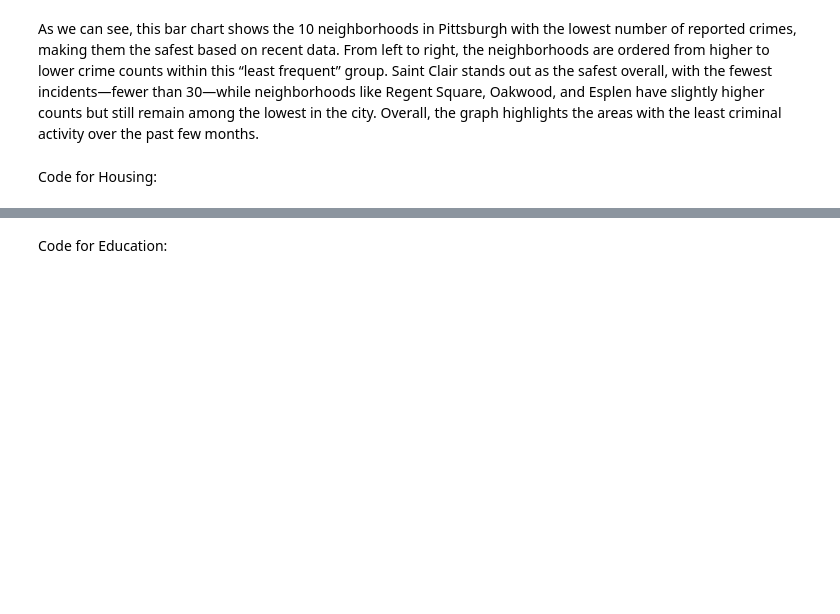
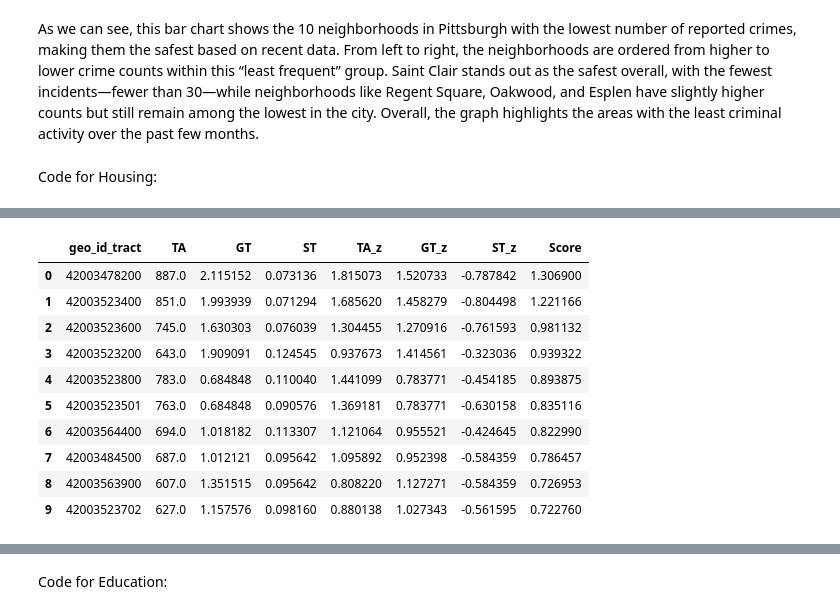
Before and after one commit to vkpurini/Best-Neighborhood-in-Pittsburgh-, a Jupyter notebook: Final-Notebook.ipynb, the cells around one changed output, grey strips where cells are left out. Drawn from its saved outputs; the diff is of its cells as text; code cells hidden in the pictures; blank space fills up the shorter version.

```diff
--- a/Final-Notebook.ipynb
+++ b/Final-Notebook.ipynb
@@ -54,3 +35,16 @@ chip['Neighborhood'].value_counts().idxmin()
 As we can see, this bar chart shows the 10 neighborhoods in Pittsburgh with the lowest number of reported crimes, making them the safest based on recent data. From left to right, the neighborhoods are ordered from higher to lower crime counts within this “least frequent” group. Saint Clair stands out as the safest overall, with the fewest incidents—fewer than 30—while neighborhoods like Regent Square, Oakwood, and Esplen have slightly higher counts but still remain among the lowest in the city. Overall, the graph highlights the areas with the least criminal activity over the past few months.
 # %% [markdown]
 Code for Housing:
+# %%
+import pandas as pd
+import numpy as np
+
+# Load the CSV file
+df = pd.read_csv("tractnumsales.csv")
+
+# Extract year columns
+years = [c for c in df.columns if c.isdigit()]
+df[years] = df[years].apply(pd.to_numeric, errors='coerce').fillna(0).astype(int)
+
+print("Shape:", df.shape)
+df.head()
@@ -56,0 +59,43 @@ Code for Housing:
+# %%
+def slope_via_ols(x, y):
+    x = np.asarray(x, dtype=float)
+    y = np.asarray(y, dtype=float)
+    x_mean, y_mean = x.mean(), y.mean()
+    denom = ((x - x_mean)**2).sum()
+    if denom == 0:
+        return 0.0
+    return ((x - x_mean) * (y - y_mean)).sum() / denom
+
+X = np.array([int(y) for y in years], dtype=float)
+
+metrics = []
+for _, row in df.iterrows():
+    y = row[years].values.astype(float)
+    ta = np.nansum(y)
+    gt = slope_via_ols(X, y)
+    sigma = np.nanstd(y, ddof=0)
+    st = 1 / (1 + sigma)
+    metrics.append((row["geo_id_tract"], ta, gt, st))
+
+m = pd.DataFrame(metrics, columns=["geo_id_tract", "TA", "GT", "ST"])
+
+# Z-scores
+for col in ["TA", "GT", "ST"]:
+    m[col + "_z"] = (m[col] - m[col].mean()) / m[col].std(ddof=0)
+
+# Weighted score
+m["Score"] = 0.45*m["TA_z"] + 0.40*m["GT_z"] + 0.15*m["ST_z"]
+ranking = m.sort_values("Score", ascending=False).reset_index(drop=True)
+ranking.head(10)
+# %% [output]
+|  | geo_id_tract | TA | GT | ST | TA_z | GT_z | ST_z | Score |
+| 0 | 42003478200 | 887.0 | 2.115152 | 0.073136 | 1.815073 | 1.520733 | -0.787842 | 1.306900 |
+| 1 | 42003523400 | 851.0 | 1.993939 | 0.071294 | 1.685620 | 1.458279 | -0.804498 | 1.221166 |
+| 2 | 42003523600 | 745.0 | 1.630303 | 0.076039 | 1.304455 | 1.270916 | -0.761593 | 0.981132 |
+| 3 | 42003523200 | 643.0 | 1.909091 | 0.124545 | 0.937673 | 1.414561 | -0.323036 | 0.939322 |
+| 4 | 42003523800 | 783.0 | 0.684848 | 0.110040 | 1.441099 | 0.783771 | -0.454185 | 0.893875 |
+| 5 | 42003523501 | 763.0 | 0.684848 | 0.090576 | 1.369181 | 0.783771 | -0.630158 | 0.835116 |
+| 6 | 42003564400 | 694.0 | 1.018182 | 0.113307 | 1.121064 | 0.955521 | -0.424645 | 0.822990 |
+| 7 | 42003484500 | 687.0 | 1.012121 | 0.095642 | 1.095892 | 0.952398 | -0.584359 | 0.786457 |
+| 8 | 42003563900 | 607.0 | 1.351515 | 0.095642 | 0.808220 | 1.127271 | -0.584359 | 0.726953 |
+| 9 | 42003523702 | 627.0 | 1.157576 | 0.098160 | 0.880138 | 1.027343 | -0.561595 | 0.722760 |
```
Also changed, not shown: parts of 6 cells of this notebook.
